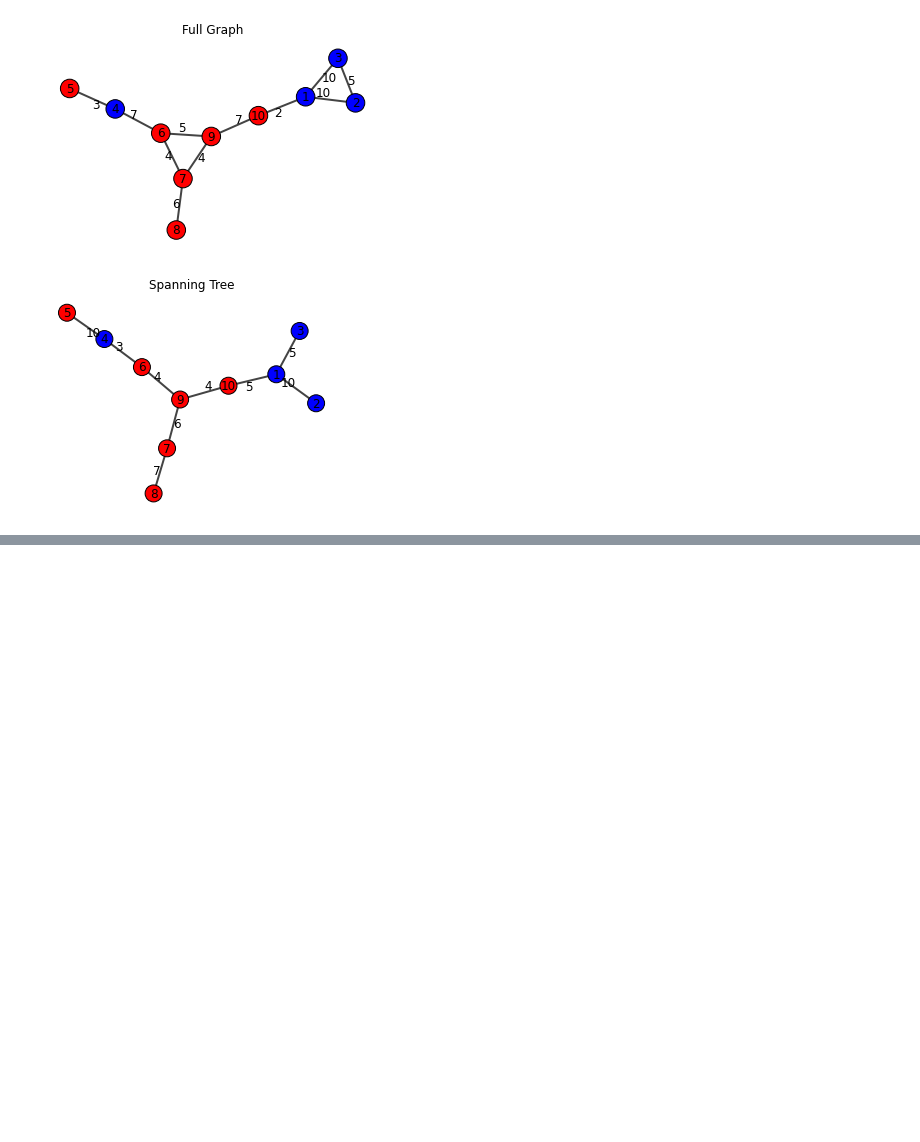
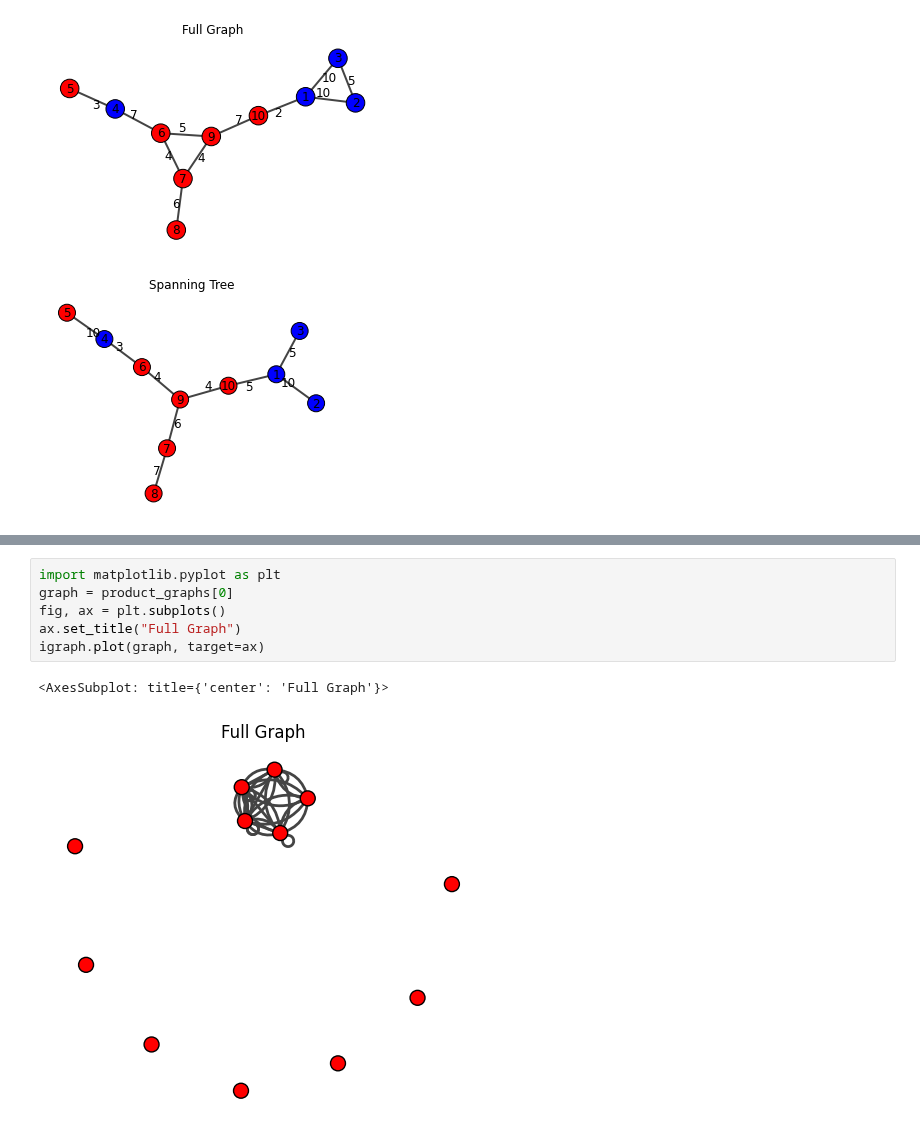
Before and after one commit to jrc-rodec/scheduling_model, a Jupyter notebook: code/experiments/graph_testing.ipynb, the cells around one changed output, grey strips where cells are left out. Saved outputs shown, nothing was run; the diff lists cells and outputs as text; blank space fills up the shorter version.

```diff
--- a/code/experiments/graph_testing.ipynb
+++ b/code/experiments/graph_testing.ipynb
@@ -52,0 +106,9 @@ igraph.plot(spanning_tree, target=ax2, **visual_style)
+# %%
+import matplotlib.pyplot as plt
+graph = product_graphs[0]
+fig, ax = plt.subplots()
+ax.set_title("Full Graph")
+igraph.plot(graph, target=ax)
+# %% [output]
+<AxesSubplot: title={'center': 'Full Graph'}>
+[figure, added]
```
Also changed, not shown: parts of 1 cell of this notebook, 2 other files.
